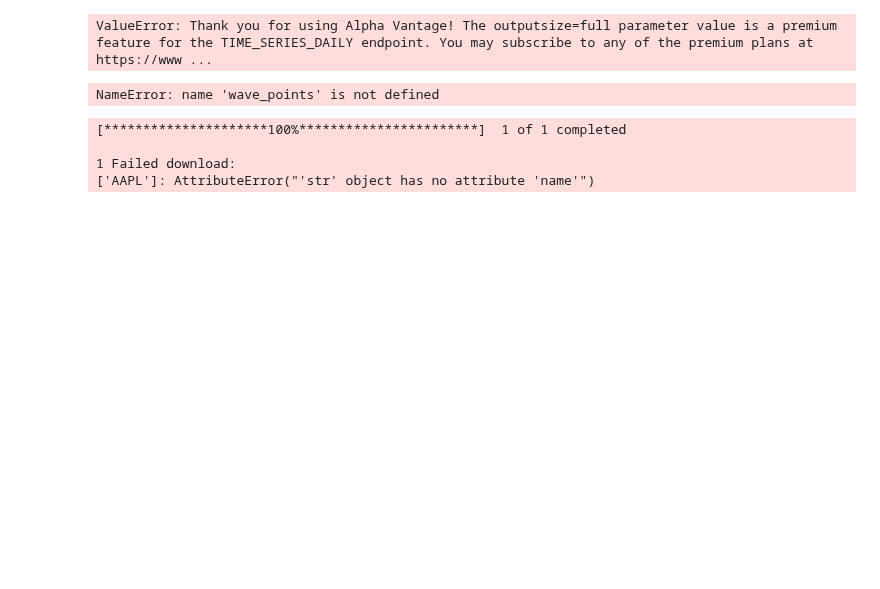
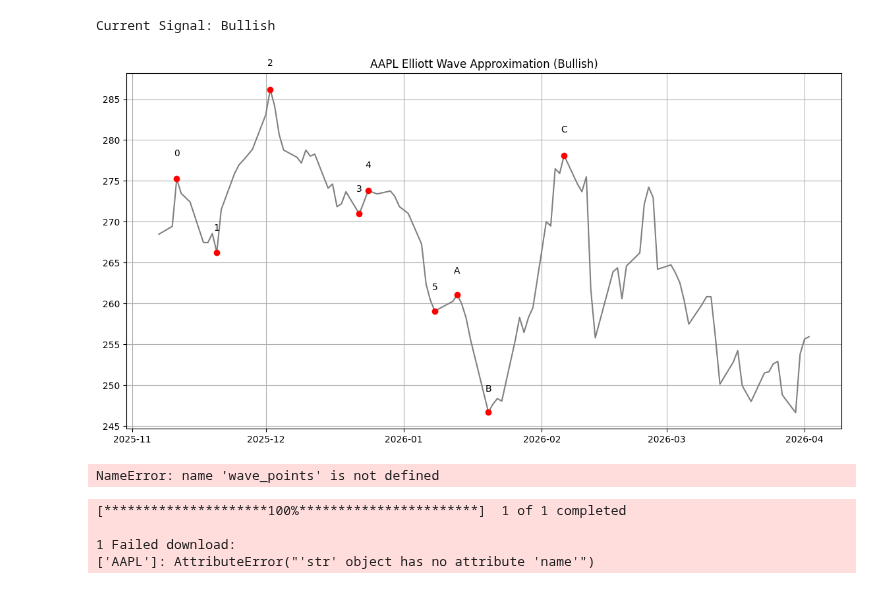
Before and after one commit to fuzsoccer/dataScienceProjects, a Jupyter notebook: elliotWaveStockMarket/elliotWaveApprx.ipynb, the cells around one changed output. Cells and saved outputs as stored; diff of their text form; code cells hidden in the pictures; blank space fills up the shorter version.

```diff
--- a/elliotWaveStockMarket/elliotWaveApprx.ipynb
+++ b/elliotWaveStockMarket/elliotWaveApprx.ipynb
@@ -8,16 +8,16 @@ from alpha_vantage.timeseries import TimeSeries
 # -----------------------------
 # Step 1: Setup API
 # -----------------------------
-API_KEY = "HVP1631QQ0BGFXE2"   # 🔥 replace this
+API_KEY = "HVP1631QQ0BGFXE2"
 
 symbol = "AAPL"
 
 ts = TimeSeries(key=API_KEY, output_format='pandas')
 
 # -----------------------------
-# Step 2: Get data
+# Step 2: Get data (FREE FIX)
 # -----------------------------
-data, meta = ts.get_daily(symbol=symbol, outputsize='full')
+data, meta = ts.get_daily(symbol=symbol, outputsize='compact')
 
 # Clean columns
 data.columns = ['open', 'high', 'low', 'close', 'volume']
@@ -34,39 +34,40 @@ dates = data.index
 # -----------------------------
 # Step 4: Detect peaks/troughs
 # -----------------------------
-peaks, _ = find_peaks(close_prices, distance=20, prominence=10)
-troughs, _ = find_peaks(-close_prices, distance=20, prominence=10)
+peaks, _ = find_peaks(close_prices, distance=5, prominence=2)
+troughs, _ = find_peaks(-close_prices, distance=5, prominence=2)
 
 wave_points = sorted(list(peaks) + list(troughs))[:9]
 wave_labels = ['0', '1', '2', '3', '4', '5', 'A', 'B', 'C']
 
 # -----------------------------
-# Step 5: Signal detection (MODEL OUTPUT 🔥)
+# Step 5: Signal detection
 # -----------------------------
 if len(wave_points) >= 2:
     last = wave_points[-1]
     prev = wave_points[-2]
     signal = "Bullish" if close_prices[last] > close_prices[prev] else "Bearish"
 else:
     signal = "Neutral"
 
 print(f"Current Signal: {signal}")
 
 # -----------------------------
 # Step 6: Plot
 # -----------------------------
 plt.figure(figsize=(14, 7))
 plt.plot(dates, close_prices, color='gray')
 
 for i, idx in enumerate(wave_points):
     plt.plot(dates[idx], close_prices[idx], 'ro')
     plt.text(dates[idx], close_prices[idx]*1.01, wave_labels[i], ha='center')
 
 plt.title(f"{symbol} Elliott Wave Approximation ({signal})")
 plt.grid(True)
 plt.show()
 # %% [output]
-ValueError: Thank you for using Alpha Vantage! The outputsize=full parameter value is a premium feature for the TIME_SERIES_DAILY endpoint. You may subscribe to any of the premium plans at https://www ...
+Current Signal: Bullish
+[figure, added]
 # %%
 last_idx = wave_points[-1]
 
```
